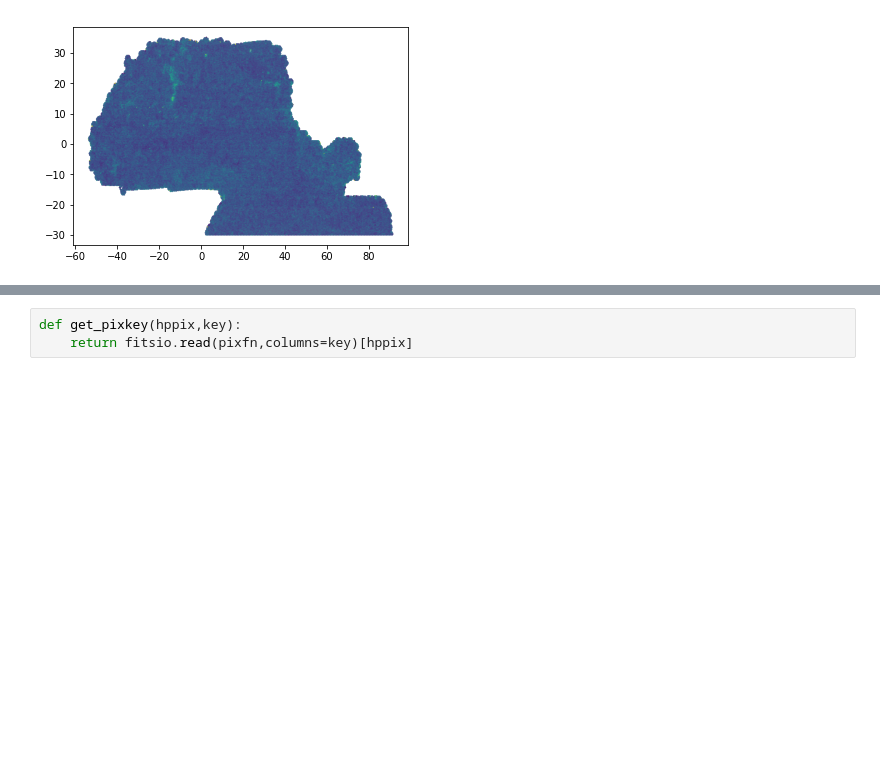
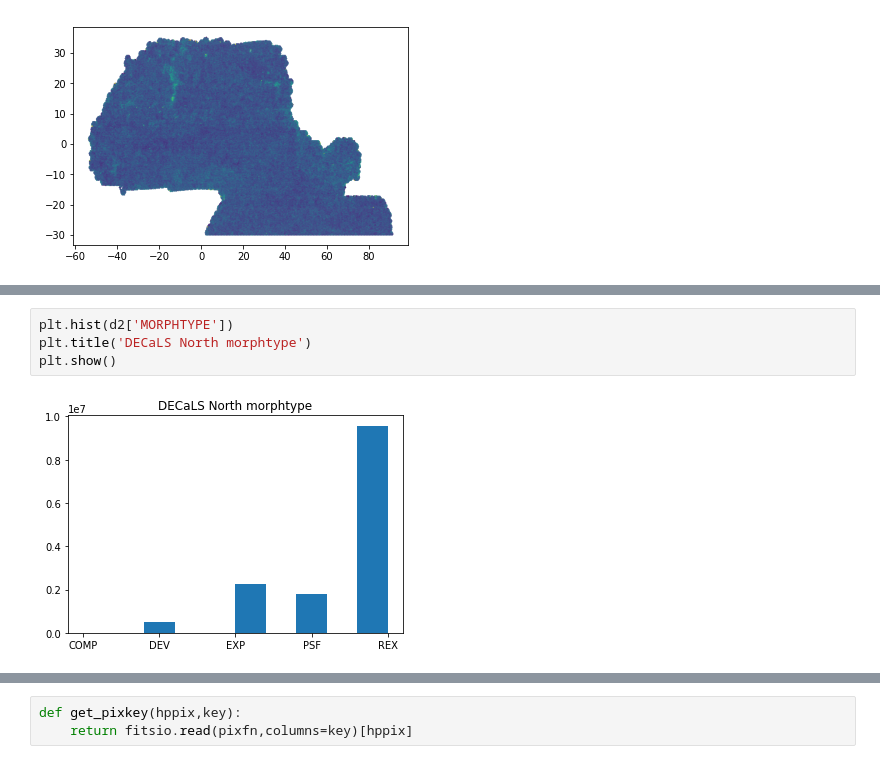
Before and after one commit to desihub/LSS, a Jupyter notebook: Sandbox/DESItarget.ipynb, the cells around one changed output, grey strips where cells are left out. Cells and saved outputs as stored; diff of their text form; blank space fills up the shorter version.

```diff
--- a/Sandbox/DESItarget.ipynb
+++ b/Sandbox/DESItarget.ipynb
@@ -259,0 +270,6 @@ randoms done
+# %%
+plt.hist(d2['MORPHTYPE'])
+plt.title('DECaLS North morphtype')
+plt.show()
+# %% [output]
+[figure, added]
```
Also changed, not shown: parts of 17 cells of this notebook.
